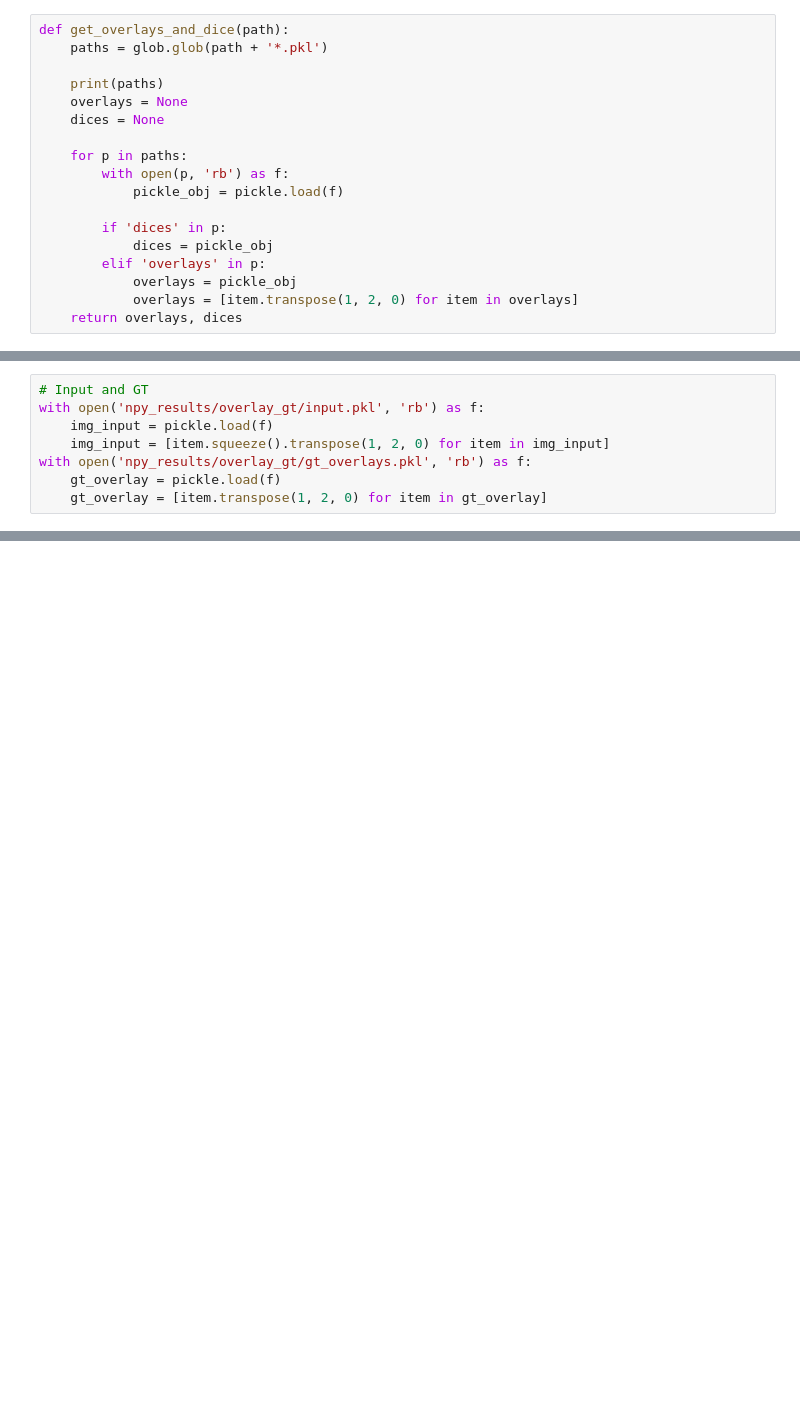
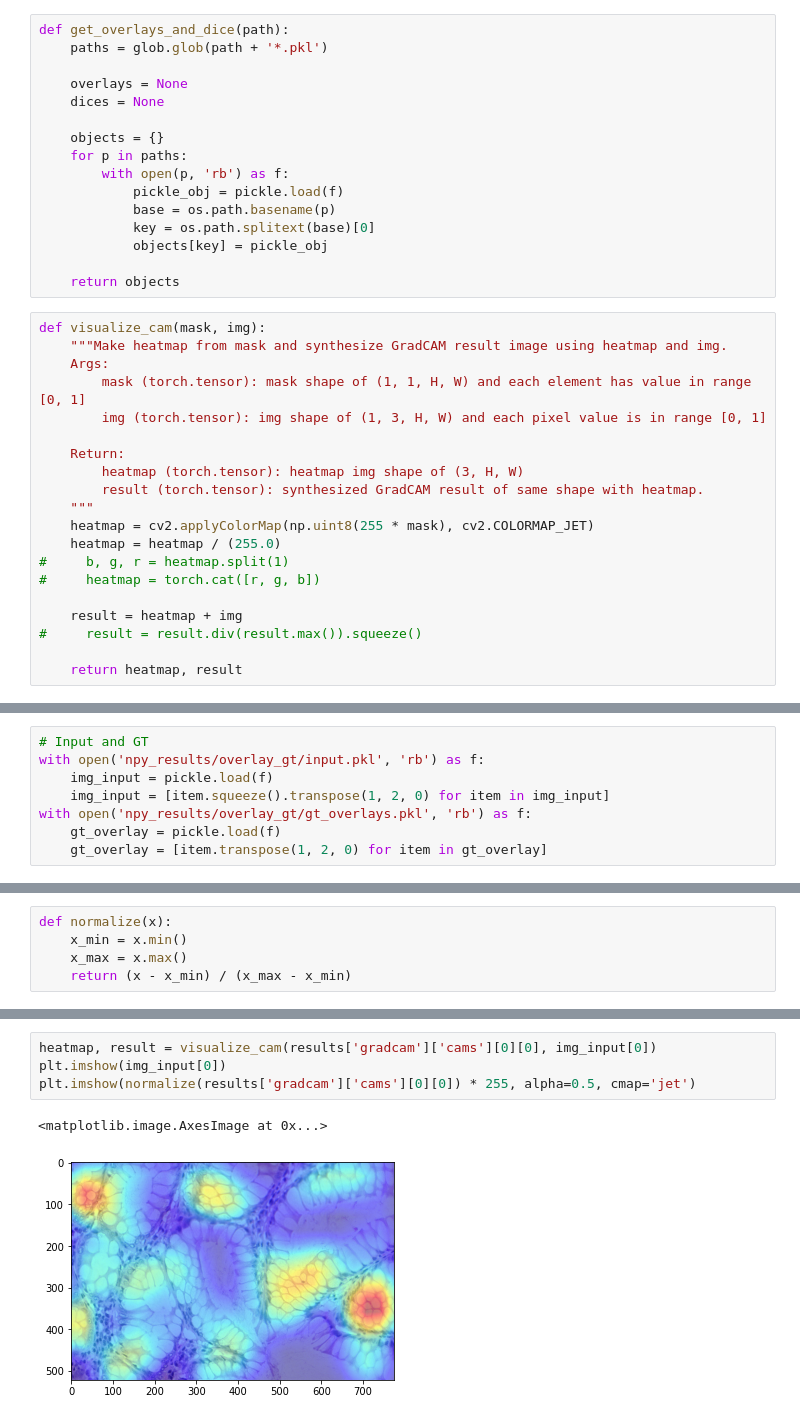
Before and after one commit to ml-edu/survey_wsl_histology, a Jupyter notebook: results_viz.ipynb, the cells around one changed output, grey strips where cells are left out. Drawn from its saved outputs; the diff is of its cells as text; blank space fills up the shorter version.

```diff
--- a/results_viz.ipynb
+++ b/results_viz.ipynb
@@ -18,19 +25,37 @@ directories = {
 def get_overlays_and_dice(path):
     paths = glob.glob(path + '*.pkl')
 
-    print(paths)
     overlays = None
     dices = None
 
+    objects = {}
     for p in paths:
         with open(p, 'rb') as f:
             pickle_obj = pickle.load(f)
+            base = os.path.basename(p)
+            key = os.path.splitext(base)[0]
+            objects[key] = pickle_obj
 
-        if 'dices' in p:
-            dices = pickle_obj
-        elif 'overlays' in p:
-            overlays = pickle_obj
-            overlays = [item.transpose(1, 2, 0) for item in overlays]
-    return overlays, dices
+    return objects
+# %%
+def visualize_cam(mask, img):
+    """Make heatmap from mask and synthesize GradCAM result image using heatmap and img.
+    Args:
+        mask (torch.tensor): mask shape of (1, 1, H, W) and each element has value in range [0, 1]
+        img (torch.tensor): img shape of (1, 3, H, W) and each pixel value is in range [0, 1]
+
+    Return:
+        heatmap (torch.tensor): heatmap img shape of (3, H, W)
+        result (torch.tensor): synthesized GradCAM result of same shape with heatmap.
+    """
+    heatmap = cv2.applyColorMap(np.uint8(255 * mask), cv2.COLORMAP_JET)
+    heatmap = heatmap / (255.0)
+#     b, g, r = heatmap.split(1)
+#     heatmap = torch.cat([r, g, b])
+
+    result = heatmap + img
+#     result = result.div(result.max()).squeeze()
+
+    return heatmap, result
 # %%
 results = {method: get_overlays_and_dice(directory) for (method, directory) in zip(directories.keys(), directories.values())}
@@ -79,0 +70,5 @@ for i in range(5):
+# %%
+def normalize(x):
+    x_min = x.min()
+    x_max = x.max()
+    return (x - x_min) / (x_max - x_min)
@@ -80 +84,8 @@ for i in range(5):
+# %%
+heatmap, result = visualize_cam(results['gradcam']['cams'][0][0], img_input[0])
+plt.imshow(img_input[0])
+plt.imshow(normalize(results['gradcam']['cams'][0][0]) * 255, alpha=0.5, cmap='jet')
+# %% [output]
+<matplotlib.image.AxesImage at 0x...>
+[figure, added]
 # %%
```
Also changed, not shown: parts of 9 cells of this notebook, 10 other files.
